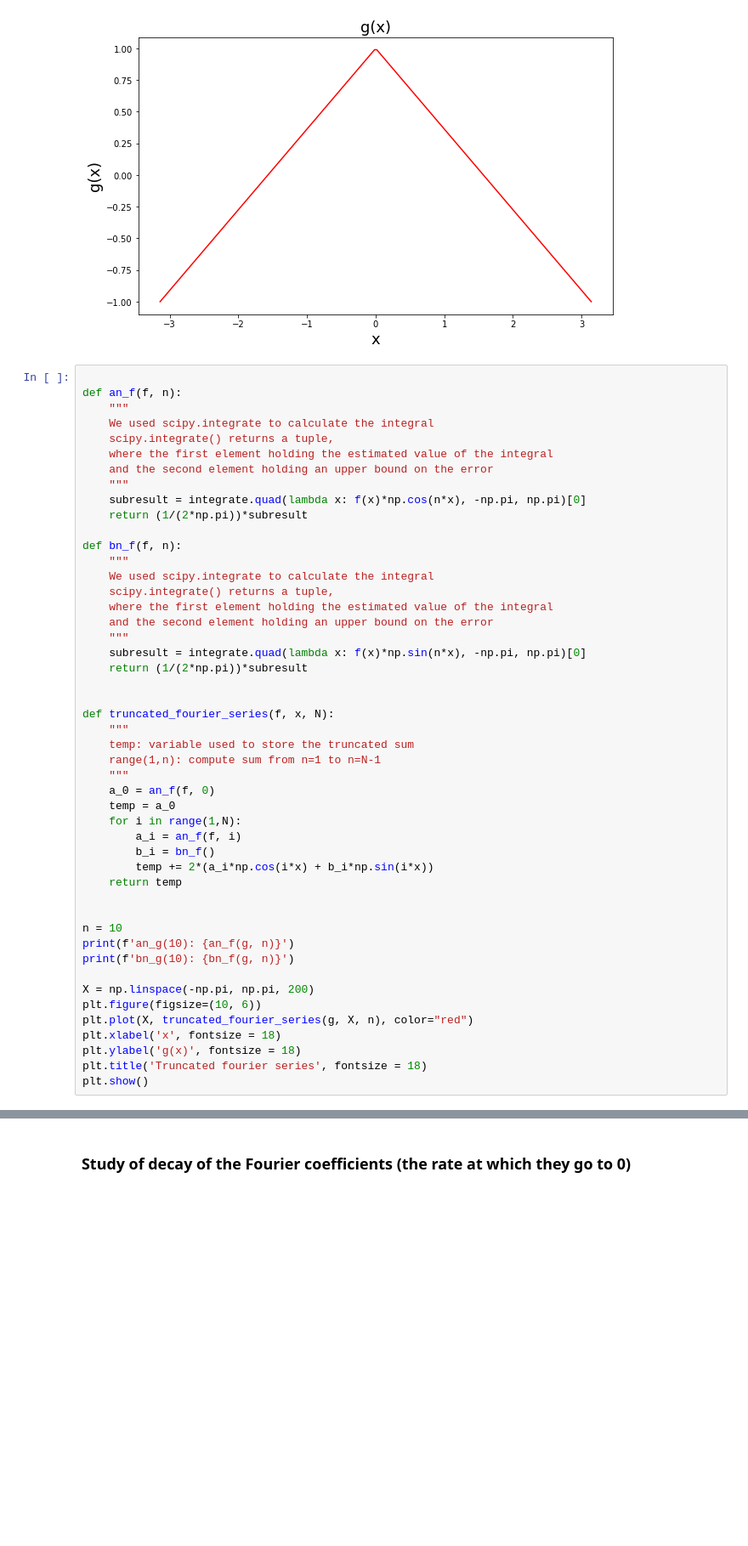
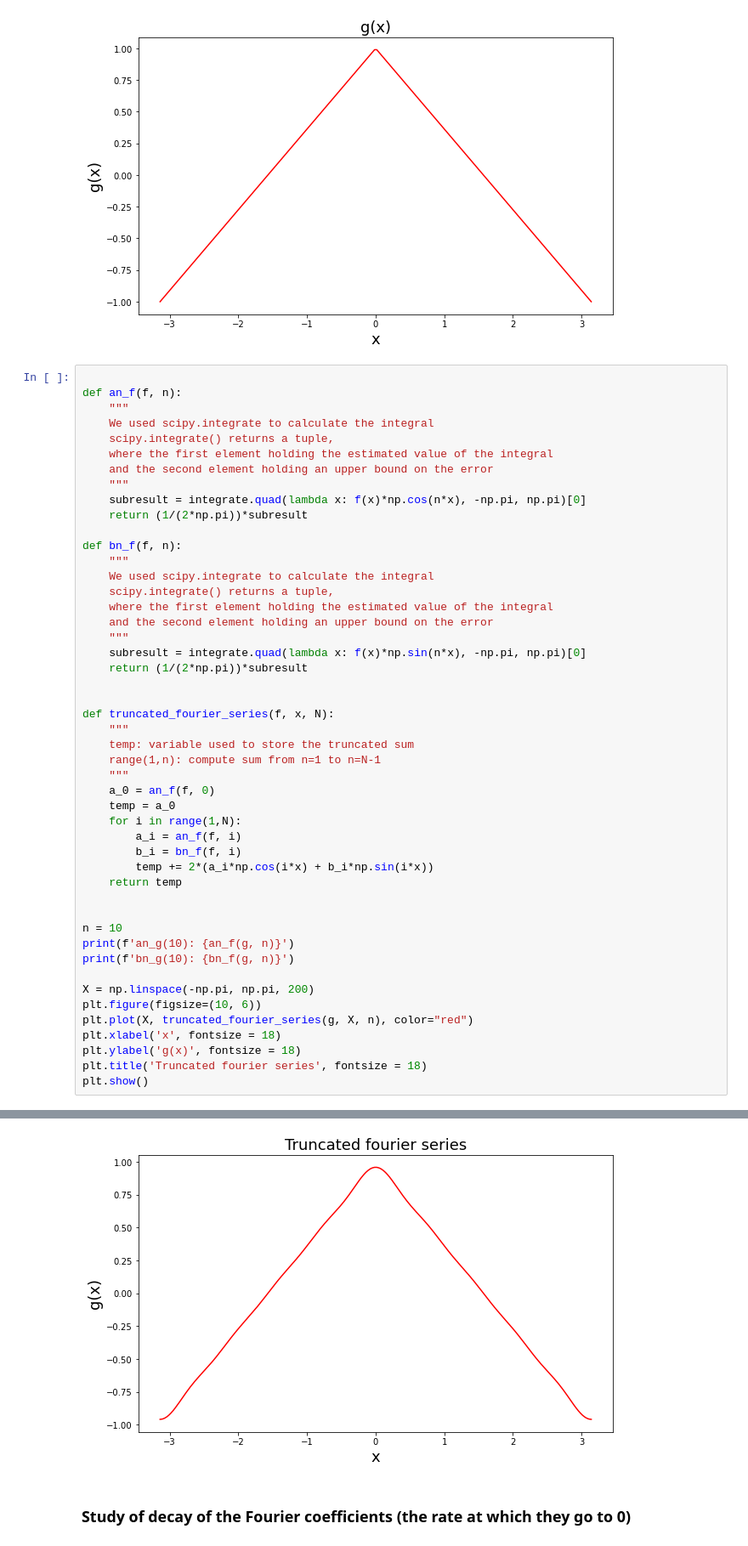
Before and after one commit to Kev1MSL/MAA-106-Project, a Jupyter notebook: Project_Li_Messali.ipynb, the cells around one changed output, grey strips where cells are left out. Shown: that part at 85% size. Drawn from its saved outputs; the diff is of its cells as text; blank space fills up the shorter version.

```diff
--- a/Project_Li_Messali.ipynb
+++ b/Project_Li_Messali.ipynb
@@ -124,7 +124,7 @@ def truncated_fourier_series(f, x, N):
     temp = a_0
     for i in range(1,N):
         a_i = an_f(f, i)
-        b_i = bn_f()
+        b_i = bn_f(f, i)
         temp += 2*(a_i*np.cos(i*x) + b_i*np.sin(i*x))
     return temp
 
@@ -147,3 +146,4 @@ TypeError: bn_f() missing 2 required positional arguments: 'f' and 'n'
+[figure, added]
 # %% [markdown]
 ### Study of decay of the Fourier coefficients (the rate at which they go to 0)
 # %%
```
Also changed, not shown: parts of 2 cells of this notebook.
